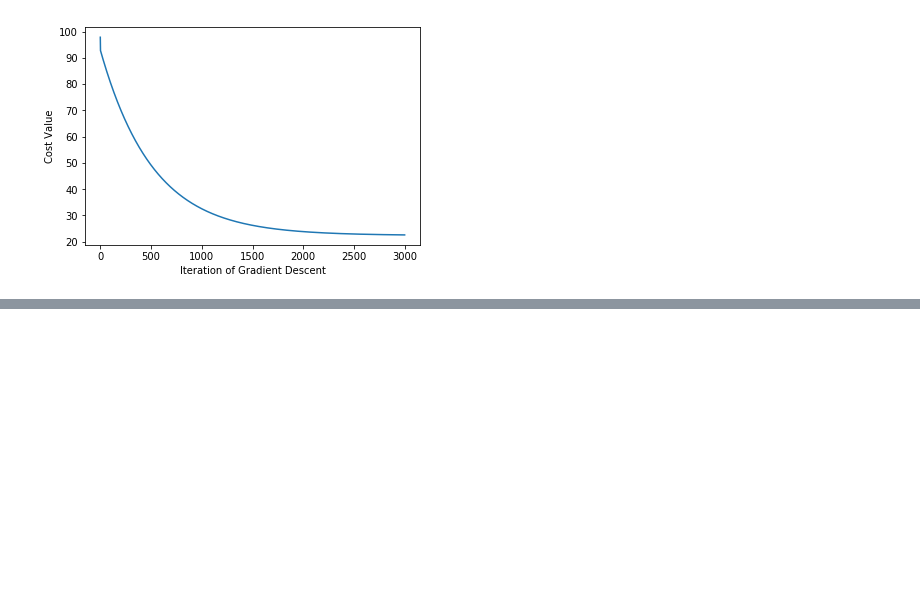
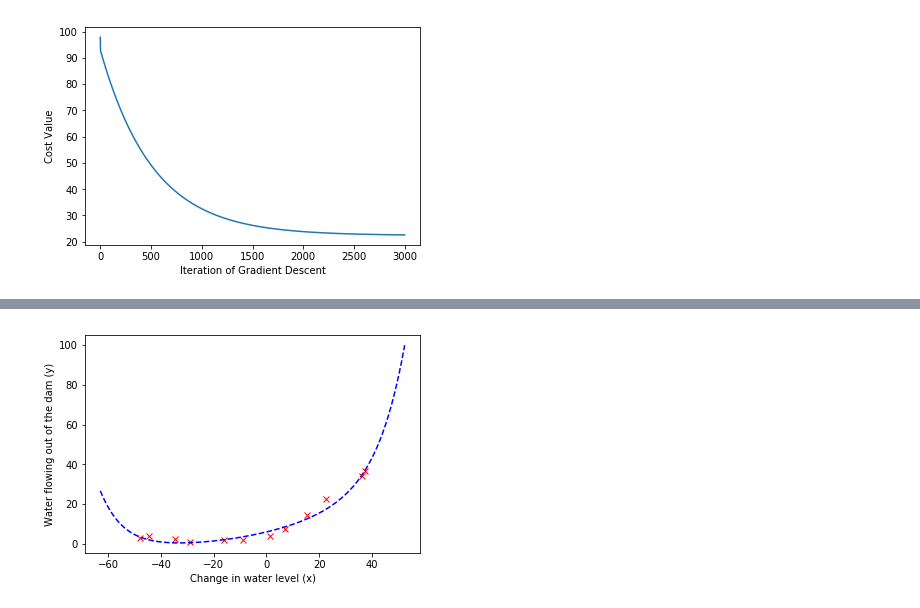
Before and after one commit to Pptr95/machine-learning-AndrewNg, a Jupyter notebook: assignment5/ex5/Bias-Variance-TradeOff.ipynb, the cells around one changed output, grey strips where cells are left out. Drawn from its saved outputs; the diff is of its cells as text; code cells hidden in the pictures; blank space fills up the shorter version.

```diff
--- a/assignment5/ex5/Bias-Variance-TradeOff.ipynb
+++ b/assignment5/ex5/Bias-Variance-TradeOff.ipynb
@@ -128,0 +200,40 @@ ValueError: tnc: invalid return value from minimized function.
+# %%
+mat = scipy.io.loadmat('ex5data1.mat')
+X = mat['X']
+y = mat['y']
+X_val = mat['Xval']
+y_val = mat['yval']
+X_test = mat['Xtest']
+y_test = mat['ytest']
+# %%
+p = 8
+
+X_poly = polyFeatures(X, p)
+# it is important to normalize and scale our dataset before applying any ML on it
+X_poly, mean, sigma = featureNormalize(X_poly)
+X_poly = np.c_[np.ones((X_poly.shape[0], 1)), X_poly]
+
+X_poly_val = polyFeatures(X_val, p)
+X_poly_val = (X_poly_val - mean) / sigma
+X_poly_val = np.c_[np.ones((X_poly_val.shape[0], 1)), X_poly_val]
+
+X_poly_test = polyFeatures(X_test, p)
+X_poly_test = (X_poly_test - mean) / sigma
+X_poly_test = np.c_[np.ones((X_poly_test.shape[0], 1)), X_poly_test]
+# %%
+lamda = 0
+alpha = 0.001
+num_iters = 3000
+initial_theta = np.ones((X_poly.shape[1], 1))
+theta_fit_poly, J_history_poly = gradientDescent(X_poly, y, initial_theta, alpha, num_iters, lamda)
+# %%
+fig = plt.figure()
+ax = fig.add_subplot(1, 1, 1)
+ax.plot(X, y, 'x', color='r')
+X_fit, X_poly_fit = plotFit(min(X), max(X), mean, sigma, p)
+ax.plot(X_fit, np.dot(X_poly_fit, theta_fit_poly), '--', color='blue')
+plt.xlabel('Change in water level (x)')
+plt.ylabel('Water flowing out of the dam (y)')
+plt.show()
+# %% [output]
+[figure, added]
```
Also changed, not shown: parts of 37 cells of this notebook.
